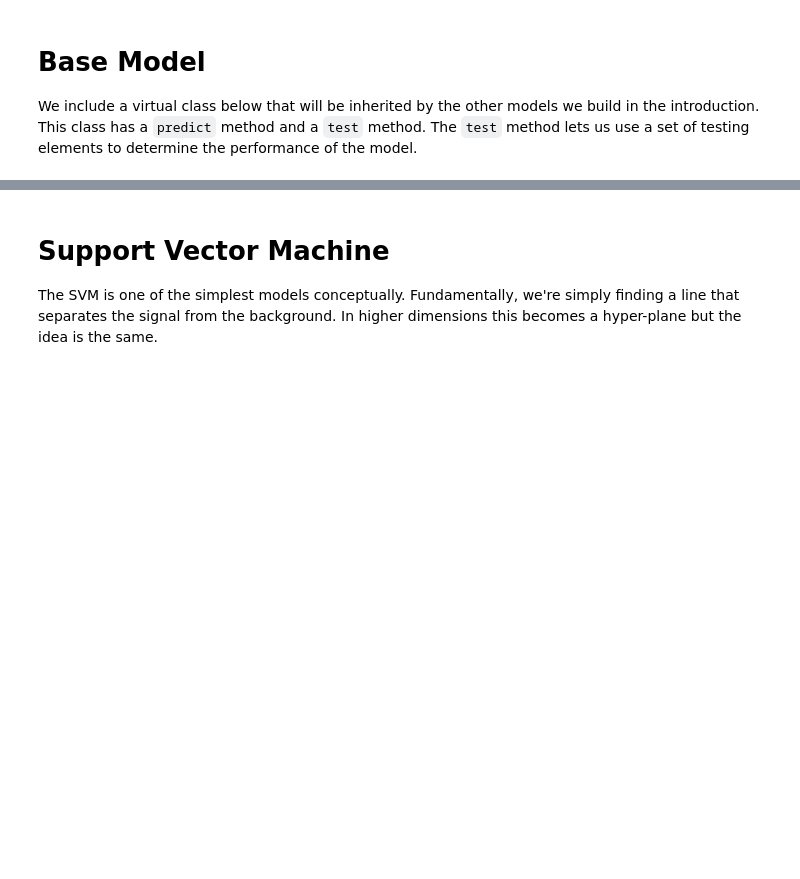
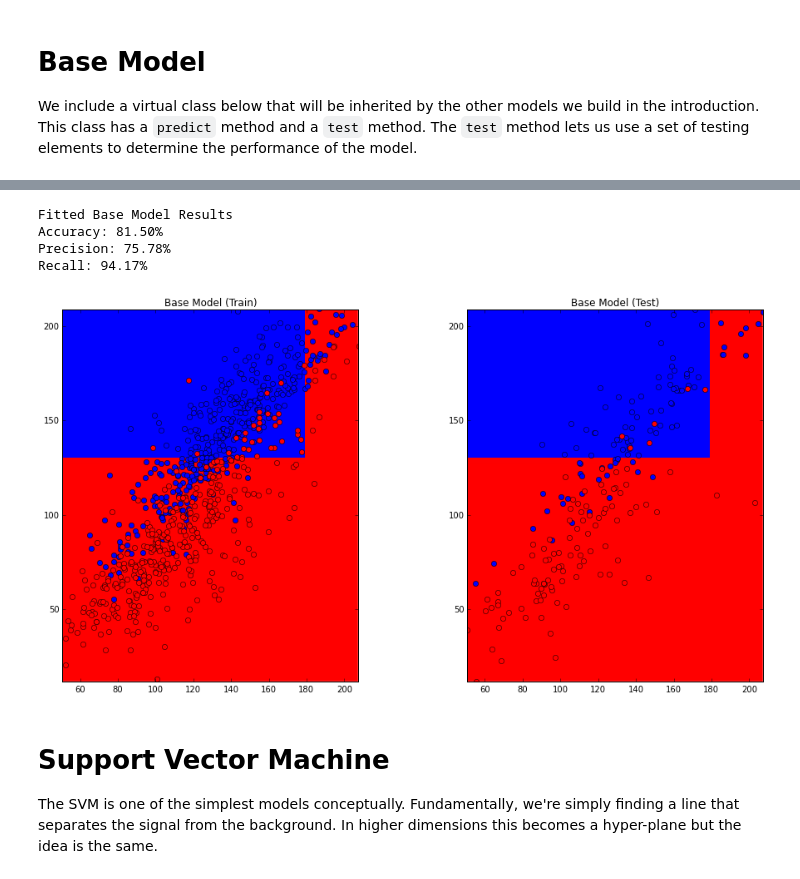
Before and after one commit to secander/classifiers101, a Jupyter notebook: IntroductionToClassifiers.ipynb, the cells around one changed output, grey strips where cells are left out. Drawn from its saved outputs; the diff is of its cells as text; code cells hidden in the pictures; blank space fills up the shorter version.

```diff
--- a/IntroductionToClassifiers.ipynb
+++ b/IntroductionToClassifiers.ipynb
@@ -240,3 +246,25 @@ class BaseModel:
+# %%
+class DecisionTree(BaseModel):
+    def train(self, XY_train):
+        print "Training is for losers who can't guess the correct answer!"
+
+    def predict(self, x):
+        if x[0] > 0.7*255:
+            return 1 # frogs are green, let's say it's a frog
+        elif x[1] > 0.5*255:
+            return 0 # ships are blue-ish
+        else:
+            return 1 # I'm Nostradamus and it's a frog.
+# %%
+model = DecisionTree()
+test_results = model.test(XY_test, display=True)
+model.plot_model(XY_train, XY_test, display=False)
+# %% [output]
+Fitted Base Model Results
+Accuracy: 81.50%
+Precision: 75.78%
+Recall: 94.17%
+[figure, added]
 # %% [markdown]
 # Support Vector Machine
 
```
Also changed, not shown: parts of 10 cells of this notebook.
